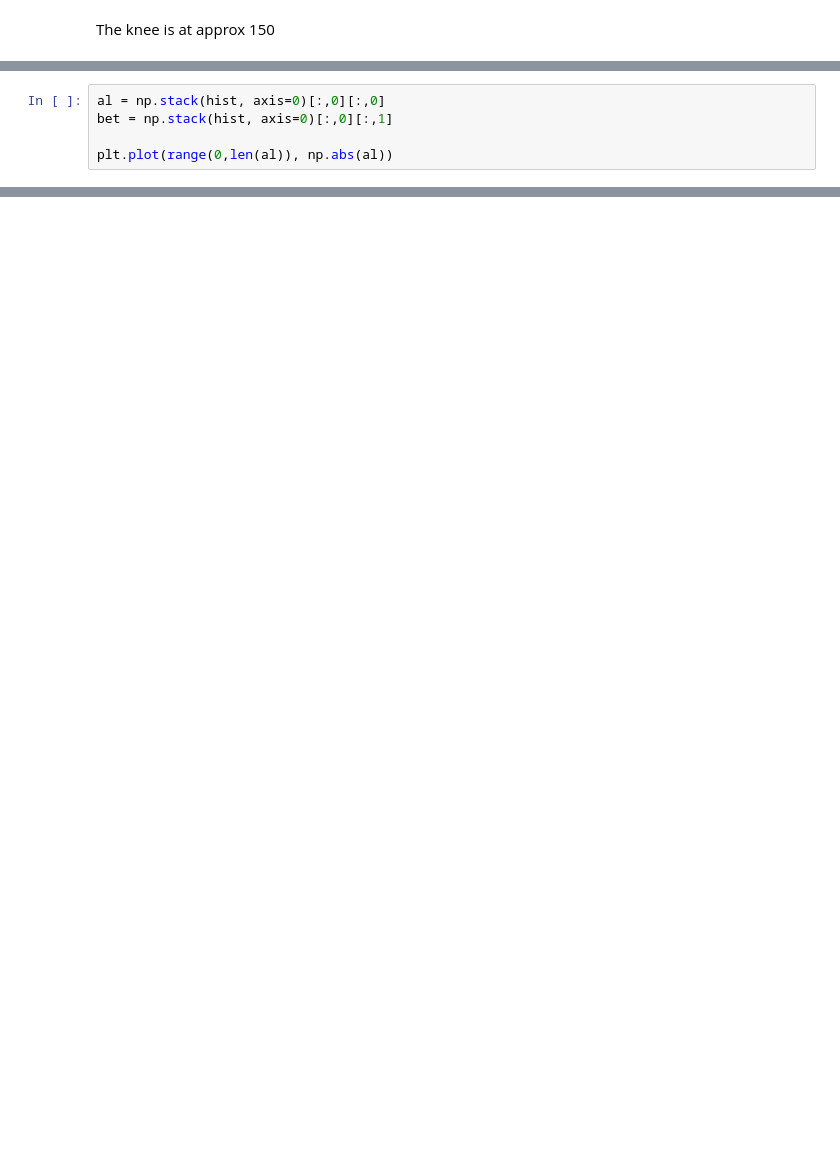
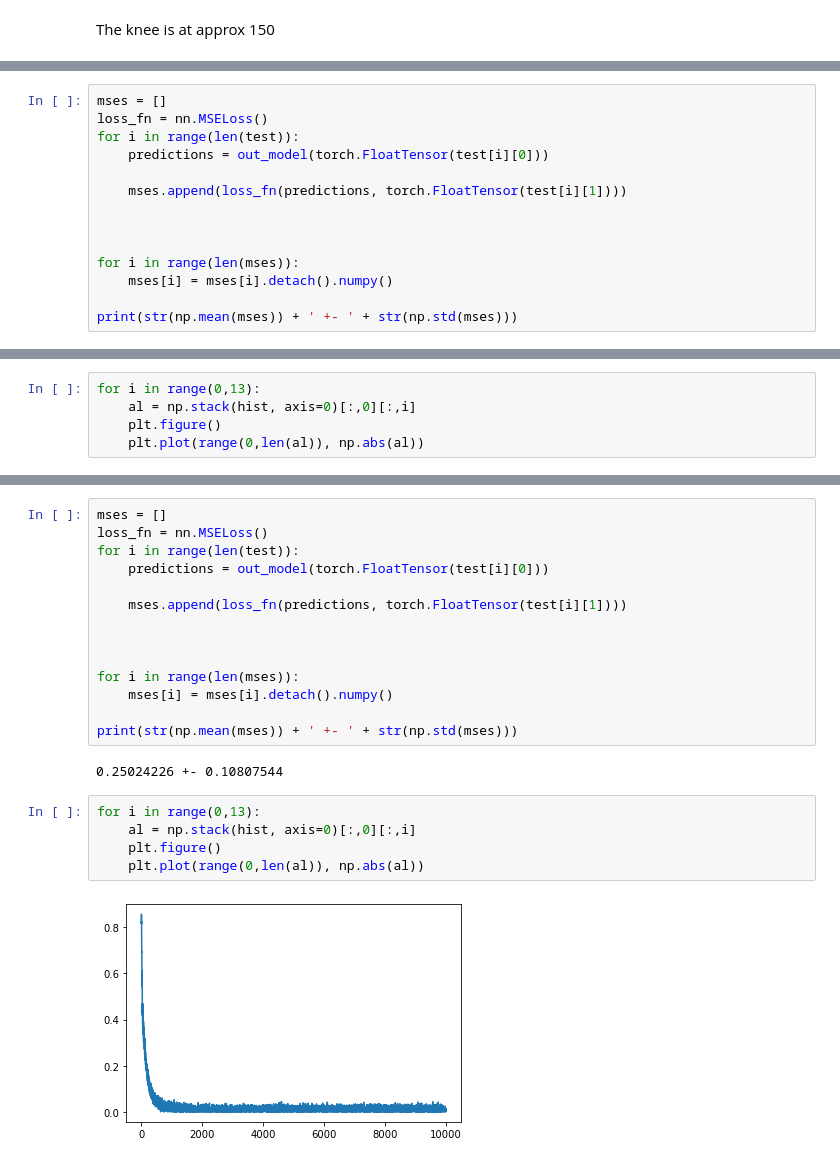
Before and after one commit to Nicolaskirsch2000/PV_prediction, a Jupyter notebook: full - small size analysis.ipynb, the cells around one changed output, grey strips where cells are left out. Drawn from its saved outputs; the diff is of its cells as text; blank space fills up the shorter version.

```diff
--- a/full - small size analysis.ipynb
+++ b/full - small size analysis.ipynb
@@ -322,5 +214,0 @@ tot/len(mses)
-# %%
-al = np.stack(hist, axis=0)[:,0][:,0]
-bet = np.stack(hist, axis=0)[:,0][:,1]
-
-plt.plot(range(0,len(al)), np.abs(al))
@@ -394,0 +363,14 @@ def fed_sgd(data, iterations, N, S, n_feat):
+# %%
+mses = []
+loss_fn = nn.MSELoss()
+for i in range(len(test)):
+    predictions = out_model(torch.FloatTensor(test[i][0]))
+
+    mses.append(loss_fn(predictions, torch.FloatTensor(test[i][1])))
+
+
+
+for i in range(len(mses)):
+    mses[i] = mses[i].detach().numpy()
+
+print(str(np.mean(mses)) + ' +- ' + str(np.std(mses)))
@@ -394,0 +379,5 @@ def fed_sgd(data, iterations, N, S, n_feat):
+# %%
+for i in range(0,13):
+    al = np.stack(hist, axis=0)[:,0][:,i]
+    plt.figure()
+    plt.plot(range(0,len(al)), np.abs(al))
@@ -394,0 +429,23 @@ def fed_sgd(data, iterations, N, S, n_feat):
+# %%
+mses = []
+loss_fn = nn.MSELoss()
+for i in range(len(test)):
+    predictions = out_model(torch.FloatTensor(test[i][0]))
+
+    mses.append(loss_fn(predictions, torch.FloatTensor(test[i][1])))
+
+
+
+for i in range(len(mses)):
+    mses[i] = mses[i].detach().numpy()
+
+print(str(np.mean(mses)) + ' +- ' + str(np.std(mses)))
+# %% [output]
+0.25024226 +- 0.10807544
+# %%
+for i in range(0,13):
+    al = np.stack(hist, axis=0)[:,0][:,i]
+    plt.figure()
+    plt.plot(range(0,len(al)), np.abs(al))
+# %% [output]
+[figure, added]
```
Also changed, not shown: parts of 31 cells of this notebook.
